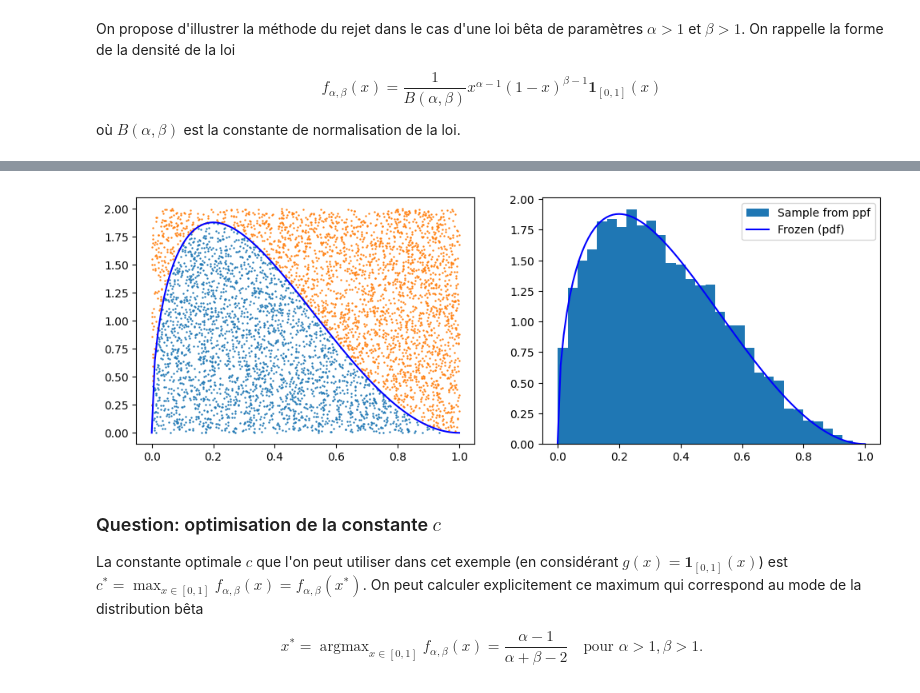
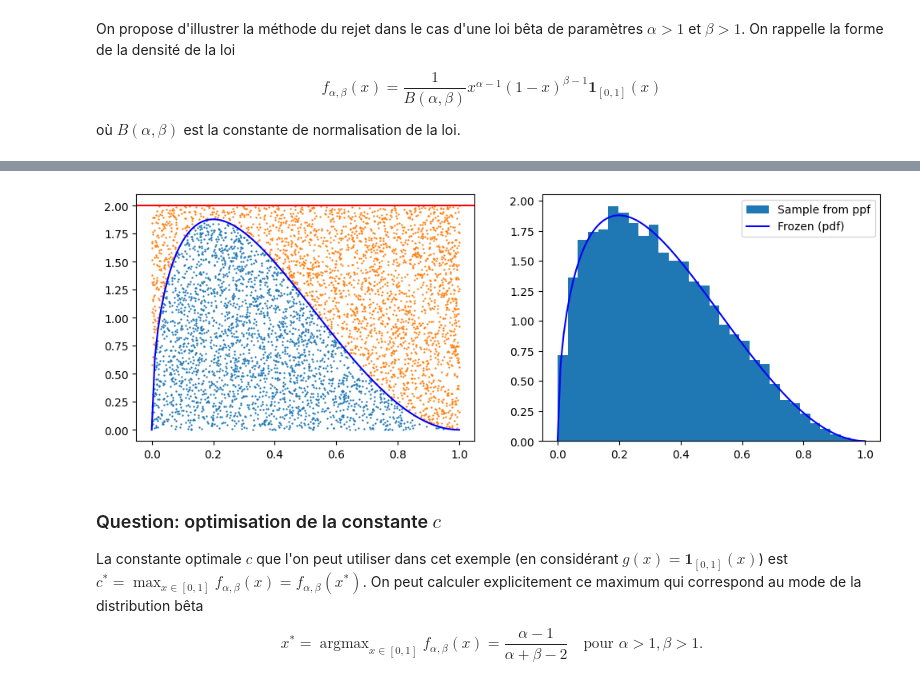
Before and after one commit to RoxaneC/M1-MATHS, a Jupyter notebook: Probabilités_Numériques/TP1/TP1 Sujet.ipynb, the cells around one changed output, grey strips where cells are left out. Saved outputs shown, nothing was run; the diff lists cells and outputs as text; code cells hidden in the pictures.

```diff
--- a/Probabilités_Numériques/TP1/TP1 Sujet.ipynb
+++ b/Probabilités_Numériques/TP1/TP1 Sujet.ipynb
@@ -196,35 +195,36 @@ Le but est de créer le graphique suivant représentant la méthode du rejet pou
 # %%
 # Paramètres
 alpha = 1.5
 beta = 3
 c = 2
 
 x = np.linspace(0,1,101)
 # courbe de densité
 B = stats.beta(a=alpha, b=beta)
 
 # Tirage et traitements des points
 sample_ux = rng.random(5000)
 sample_uy = rng.random(5000)
 blue_point = c*sample_uy < B.pdf(sample_ux)
 orange_point = c*sample_uy >= B.pdf(sample_ux)
 
 # histogramme
 sample_ppf = B.ppf(sample_u)
 
 fig, axs = plt.subplots(1,2, figsize=(12,4))
 
-axs[0].scatter(sample_ux[blue_point], 2*sample_uy[blue_point], s=0.5)
-axs[0].scatter(sample_ux[orange_point], 2*sample_uy[orange_point], s=0.5)
+axs[0].scatter(sample_ux[blue_point], c*sample_uy[blue_point], s=0.5)
+axs[0].scatter(sample_ux[orange_point], c*sample_uy[orange_point], s=0.5)
+axs[0].axhline(c, color='red')
 axs[0].plot(x, B.pdf(x), color='blue')
 
 axs[1].hist(sample_ppf, bins=30, density=True, label='Sample from ppf')
 axs[1].plot(x, B.pdf(x), label='Frozen (pdf)', color='blue')
 axs[1].legend()
 
 fig.show()
 # %% [output]
-[figure, old version]
+[figure, new version]
 # %% [markdown]
 ### Question: optimisation de la constante $c$
 
```
Also changed, not shown: parts of 17 cells of this notebook, 1 other file.
